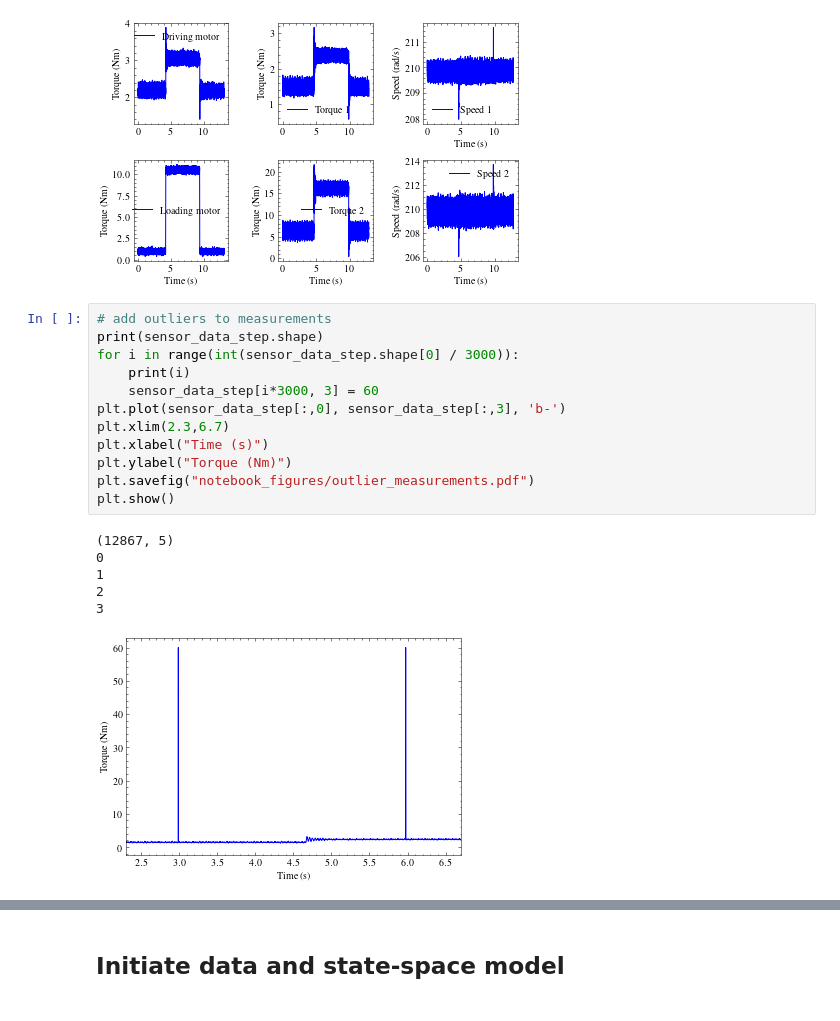
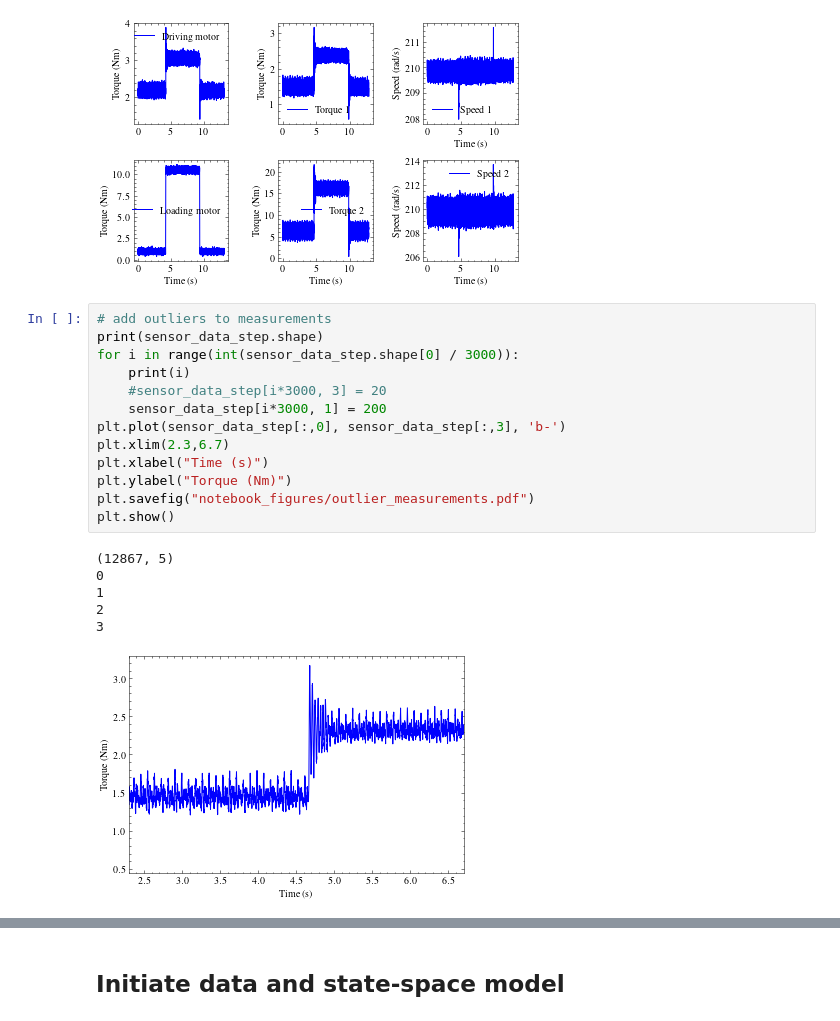
Before and after one commit to urho-h/torque_estimation_masters, a Jupyter notebook: notebooks/ACC2025 material.ipynb, the cells around one changed output, grey strips where cells are left out. Saved outputs shown, nothing was run; the diff lists cells and outputs as text.

```diff
--- a/notebooks/ACC2025 material.ipynb
+++ b/notebooks/ACC2025 material.ipynb
@@ -357,22 +357,23 @@ plt.show()
 # %%
 # add outliers to measurements
 print(sensor_data_step.shape)
 for i in range(int(sensor_data_step.shape[0] / 3000)):
     print(i)
-    sensor_data_step[i*3000, 3] = 60
+    #sensor_data_step[i*3000, 3] = 20
+    sensor_data_step[i*3000, 1] = 200
 plt.plot(sensor_data_step[:,0], sensor_data_step[:,3], 'b-')
 plt.xlim(2.3,6.7)
 plt.xlabel("Time (s)")
 plt.ylabel("Torque (Nm)")
 plt.savefig("notebook_figures/outlier_measurements.pdf")
 plt.show()
 # %% [output]
 (12867, 5)
 0
 1
 2
 3
-[figure, old version]
+[figure, new version]
 # %%
 plt.subplot(231)
 plt.plot(motor_data_step[:,0], motor_data_step[:,2], label='Driving motor', color='blue')
```
Also changed, not shown: parts of 13 cells of this notebook, 18 other files.
